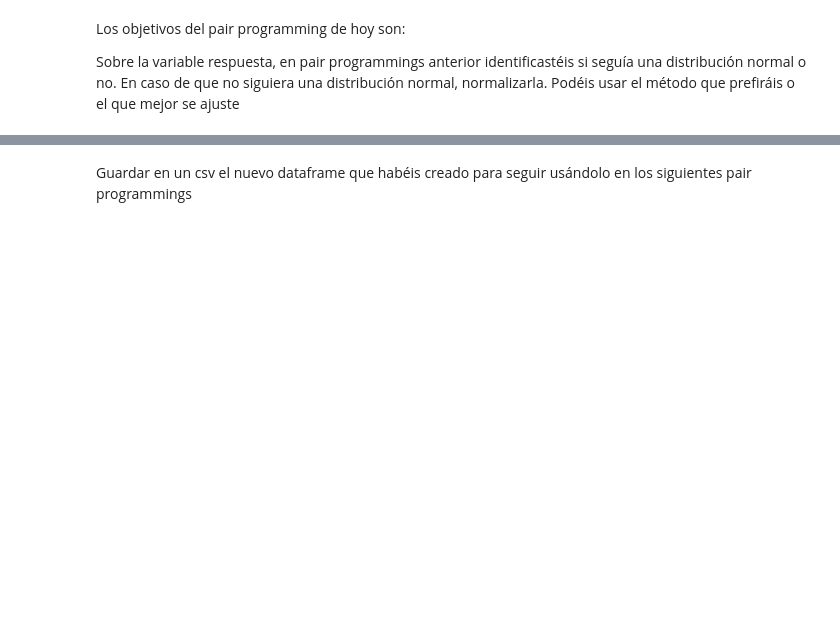
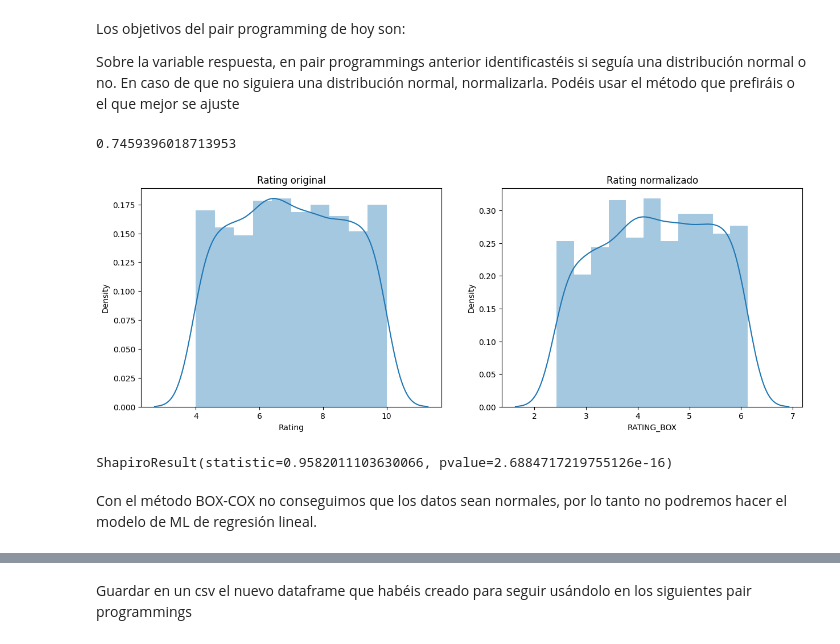
Before and after one commit to Adalab/Adalab-promo_d_da_modulo3_sprint1_Cristina_AnaBelen, a Jupyter notebook: regresion_lineal/5_normalizacion.ipynb, the cells around one changed output, grey strips where cells are left out. Drawn from its saved outputs; the diff is of its cells as text; code cells hidden in the pictures; blank space fills up the shorter version.

```diff
--- a/regresion_lineal/5_normalizacion.ipynb
+++ b/regresion_lineal/5_normalizacion.ipynb
@@ -31,0 +41,20 @@ Sobre la variable respuesta, en pair programmings anterior identificastéis si s
+# %%
+lambda_ajustada
+# %% [output]
+0.7459396018713953
+# %%
+fig, axes = plt.subplots(1,2, figsize = (15,5))
+
+axes[0].set_title('Rating original')
+axes[1].set_title('Rating normalizado')
+
+sns.distplot(df['Rating'], ax = axes[0])
+sns.distplot(df['RATING_BOX'], ax = axes[1]);
+# %% [output]
+[figure, added]
+# %%
+stats.shapiro(df['Rating'])
+# %% [output]
+ShapiroResult(statistic=0.9582011103630066, pvalue=2.6884717219755126e-16)
+# %% [markdown]
+Con el método BOX-COX no conseguimos que los datos sean normales, por lo tanto no podremos hacer el modelo de ML de regresión lineal.
```
Also changed, not shown: parts of 6 cells of this notebook, 4 other files.
